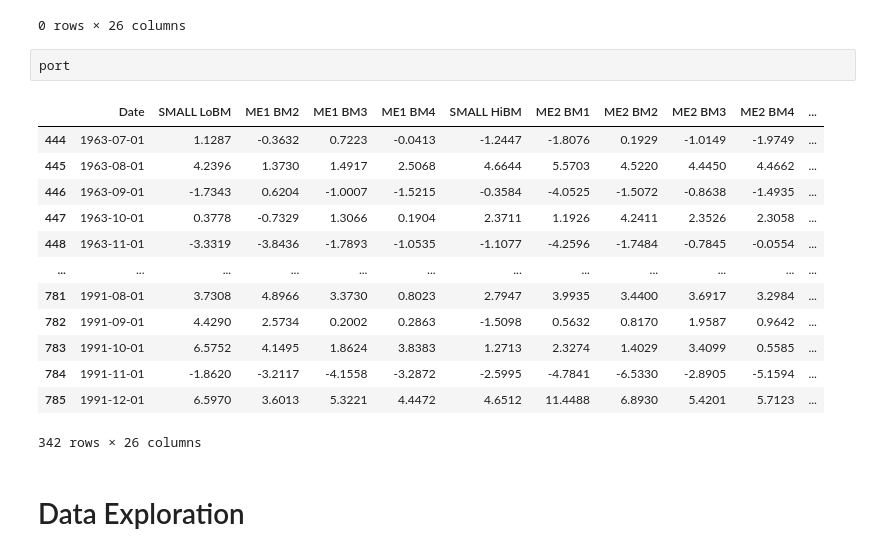
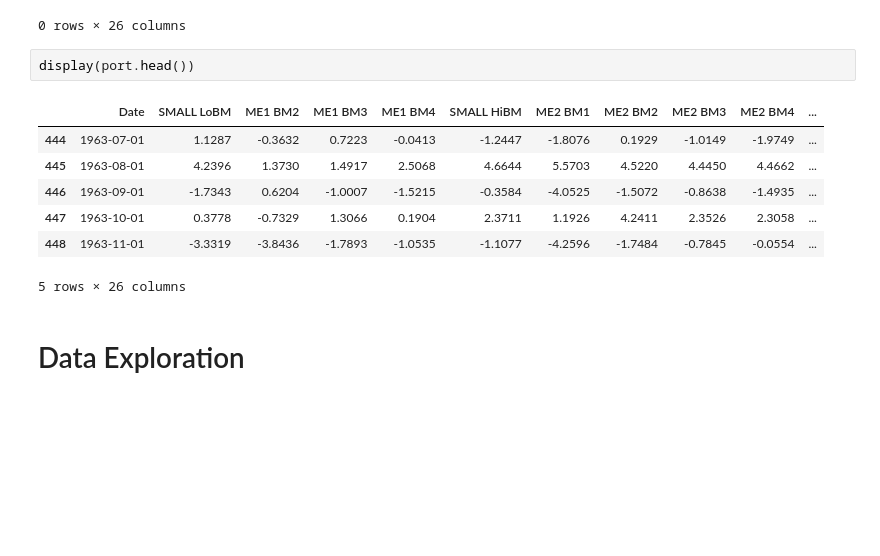
Before and after one commit to adrymmm/Empirical_AssetPricing_FamaFrench, a Jupyter notebook: notebooks/02_replication.ipynb, the cells around one changed output. Cells and saved outputs as stored; diff of their text form; blank space fills up the shorter version.

```diff
--- a/notebooks/02_replication.ipynb
+++ b/notebooks/02_replication.ipynb
@@ -39,21 +40,15 @@ port[port.isin([-999, -99.99]).any(axis=1)]
 |  | Date | SMALL LoBM | ME1 BM2 | ME1 BM3 | ME1 BM4 | SMALL HiBM | ME2 BM1 | ME2 BM2 | ME2 BM3 | ME2 BM4 | ... |
 0 rows × 26 columns
 # %%
-port
+display(port.head())
 # %% [output]
 |  | Date | SMALL LoBM | ME1 BM2 | ME1 BM3 | ME1 BM4 | SMALL HiBM | ME2 BM1 | ME2 BM2 | ME2 BM3 | ME2 BM4 | ... |
 | 444 | 1963-07-01 | 1.1287 | -0.3632 | 0.7223 | -0.0413 | -1.2447 | -1.8076 | 0.1929 | -1.0149 | -1.9749 | ... |
 | 445 | 1963-08-01 | 4.2396 | 1.3730 | 1.4917 | 2.5068 | 4.6644 | 5.5703 | 4.5220 | 4.4450 | 4.4662 | ... |
 | 446 | 1963-09-01 | -1.7343 | 0.6204 | -1.0007 | -1.5215 | -0.3584 | -4.0525 | -1.5072 | -0.8638 | -1.4935 | ... |
 | 447 | 1963-10-01 | 0.3778 | -0.7329 | 1.3066 | 0.1904 | 2.3711 | 1.1926 | 4.2411 | 2.3526 | 2.3058 | ... |
 | 448 | 1963-11-01 | -3.3319 | -3.8436 | -1.7893 | -1.0535 | -1.1077 | -4.2596 | -1.7484 | -0.7845 | -0.0554 | ... |
-| ... | ... | ... | ... | ... | ... | ... | ... | ... | ... | ... | ... |
-| 781 | 1991-08-01 | 3.7308 | 4.8966 | 3.3730 | 0.8023 | 2.7947 | 3.9935 | 3.4400 | 3.6917 | 3.2984 | ... |
-| 782 | 1991-09-01 | 4.4290 | 2.5734 | 0.2002 | 0.2863 | -1.5098 | 0.5632 | 0.8170 | 1.9587 | 0.9642 | ... |
-| 783 | 1991-10-01 | 6.5752 | 4.1495 | 1.8624 | 3.8383 | 1.2713 | 2.3274 | 1.4029 | 3.4099 | 0.5585 | ... |
-| 784 | 1991-11-01 | -1.8620 | -3.2117 | -4.1558 | -3.2872 | -2.5995 | -4.7841 | -6.5330 | -2.8905 | -5.1594 | ... |
-| 785 | 1991-12-01 | 6.5970 | 3.6013 | 5.3221 | 4.4472 | 4.6512 | 11.4488 | 6.8930 | 5.4201 | 5.7123 | ... |
-342 rows × 26 columns
+5 rows × 26 columns
 # %% [markdown]
 # Data Exploration
 # %%
```
Also changed, not shown: parts of 5 cells of this notebook, 1 other file.
